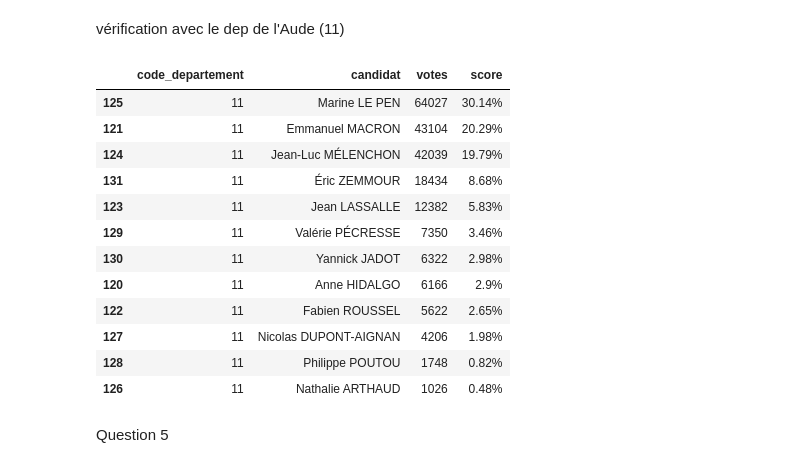
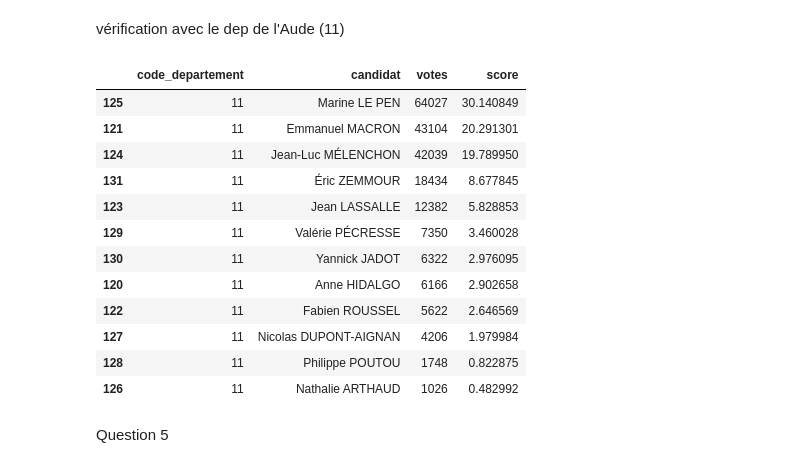
Before and after one commit to louisepech/dm_pds, a Jupyter notebook: dm.ipynb, the cells around one changed output. Saved outputs shown, nothing was run; the diff lists cells and outputs as text; code cells hidden in the pictures.

```diff
--- a/dm.ipynb
+++ b/dm.ipynb
@@ -180,23 +180,23 @@ fonctions.scores_departements(df)
 # %% [markdown]
 vérification avec le dep de l'Aude (11)
 # %%
-df_dep = fonctions.scores_departements(df)
-df_11 = df_dep[df_dep["code_departement"] == "11"]
+score_departements = fonctions.scores_departements(df)
+df_11 = score_departements[score_departements["code_departement"] == "11"]
 df_11
 # %% [output]
 |  | code_departement | candidat | votes | score |
-| 125 | 11 | Marine LE PEN | 64027 | 30.14% |
-| 121 | 11 | Emmanuel MACRON | 43104 | 20.29% |
-| 124 | 11 | Jean-Luc MÉLENCHON | 42039 | 19.79% |
-| 131 | 11 | Éric ZEMMOUR | 18434 | 8.68% |
-| 123 | 11 | Jean LASSALLE | 12382 | 5.83% |
-| 129 | 11 | Valérie PÉCRESSE | 7350 | 3.46% |
-| 130 | 11 | Yannick JADOT | 6322 | 2.98% |
-| 120 | 11 | Anne HIDALGO | 6166 | 2.9% |
-| 122 | 11 | Fabien ROUSSEL | 5622 | 2.65% |
-| 127 | 11 | Nicolas DUPONT-AIGNAN | 4206 | 1.98% |
-| 128 | 11 | Philippe POUTOU | 1748 | 0.82% |
-| 126 | 11 | Nathalie ARTHAUD | 1026 | 0.48% |
+| 125 | 11 | Marine LE PEN | 64027 | 30.140849 |
+| 121 | 11 | Emmanuel MACRON | 43104 | 20.291301 |
+| 124 | 11 | Jean-Luc MÉLENCHON | 42039 | 19.789950 |
+| 131 | 11 | Éric ZEMMOUR | 18434 | 8.677845 |
+| 123 | 11 | Jean LASSALLE | 12382 | 5.828853 |
+| 129 | 11 | Valérie PÉCRESSE | 7350 | 3.460028 |
+| 130 | 11 | Yannick JADOT | 6322 | 2.976095 |
+| 120 | 11 | Anne HIDALGO | 6166 | 2.902658 |
+| 122 | 11 | Fabien ROUSSEL | 5622 | 2.646569 |
+| 127 | 11 | Nicolas DUPONT-AIGNAN | 4206 | 1.979984 |
+| 128 | 11 | Philippe POUTOU | 1748 | 0.822875 |
+| 126 | 11 | Nathalie ARTHAUD | 1026 | 0.482992 |
 # %% [markdown]
 Question 5
 # %%
```
Also changed, not shown: parts of 10 cells of this notebook, 1 other file.
